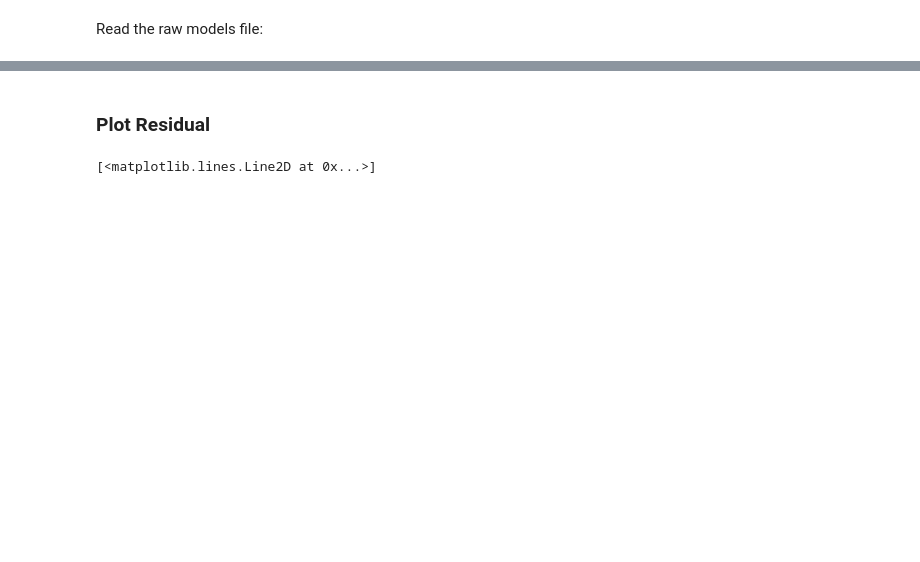
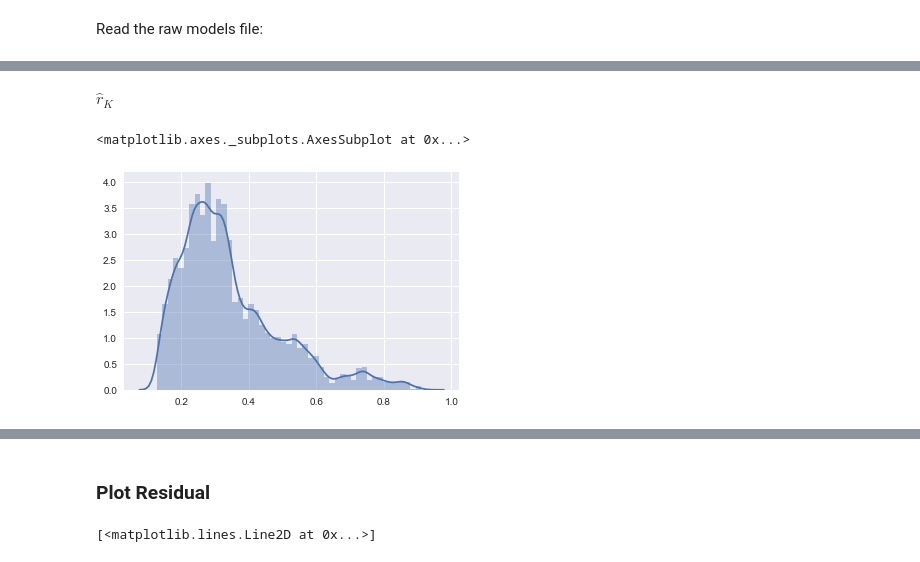
Before and after one commit to BrownDwarf/protostars, a Jupyter notebook: notebooks/protostars_29-02_SMM1_inference_results.ipynb, the cells around one changed output, grey strips where cells are left out. Cells and saved outputs as stored; diff of their text form; code cells hidden in the pictures; blank space fills up the shorter version.

```diff
--- a/notebooks/protostars_29-02_SMM1_inference_results.ipynb
+++ b/notebooks/protostars_29-02_SMM1_inference_results.ipynb
@@ -63,3 +67,18 @@ star, disk, extinc, cheb = (raw_mods[i_step][j_walker][i, :] for i in range(4))
+# %%
+r_lam_all = np.zeros((1000, 40, ))
+
+for j in range(4000, 5000, 1):
+    for i in range(0, 40, 1):
+        r_lam_all[j-4000, i] = np.median(raw_mods[j,i,1, :]/raw_mods[j,i,0, :])
+# %%
+r_K = r_lam_all.reshape(40000)
+# %% [markdown]
+$\hat r_K$
+# %%
+sns.distplot(r_K)
+# %% [output]
+<matplotlib.axes._subplots.AxesSubplot at 0x...>
+[figure, added]
 # %%
 plt.step(wl, fl, 'k')
 plt.plot(wl, star+disk)
```
Also changed, not shown: parts of 14 cells of this notebook.
